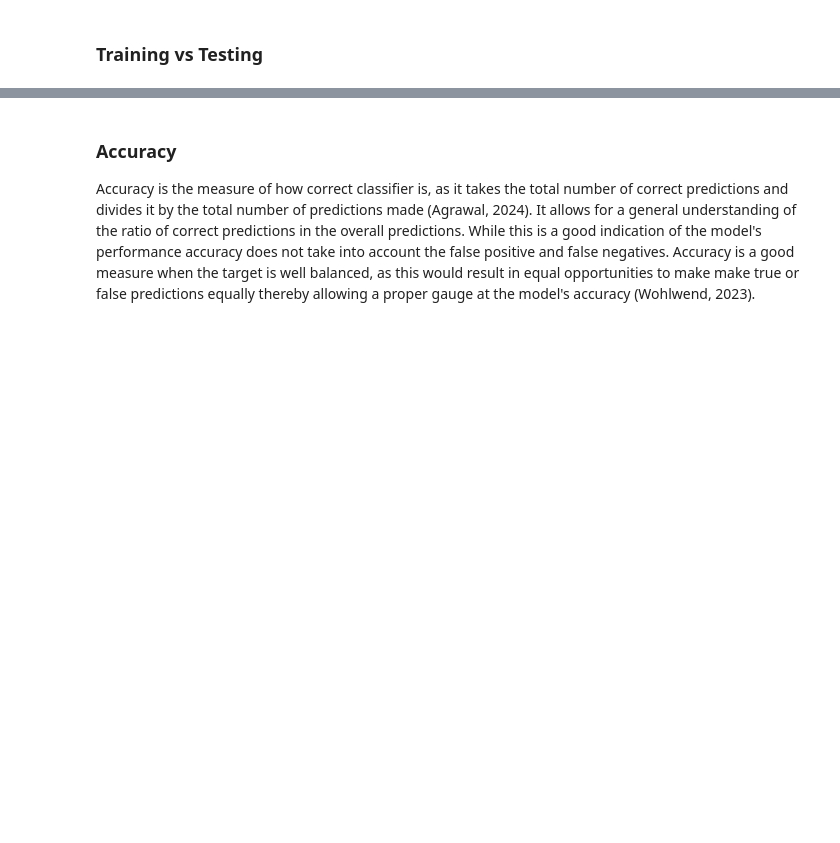
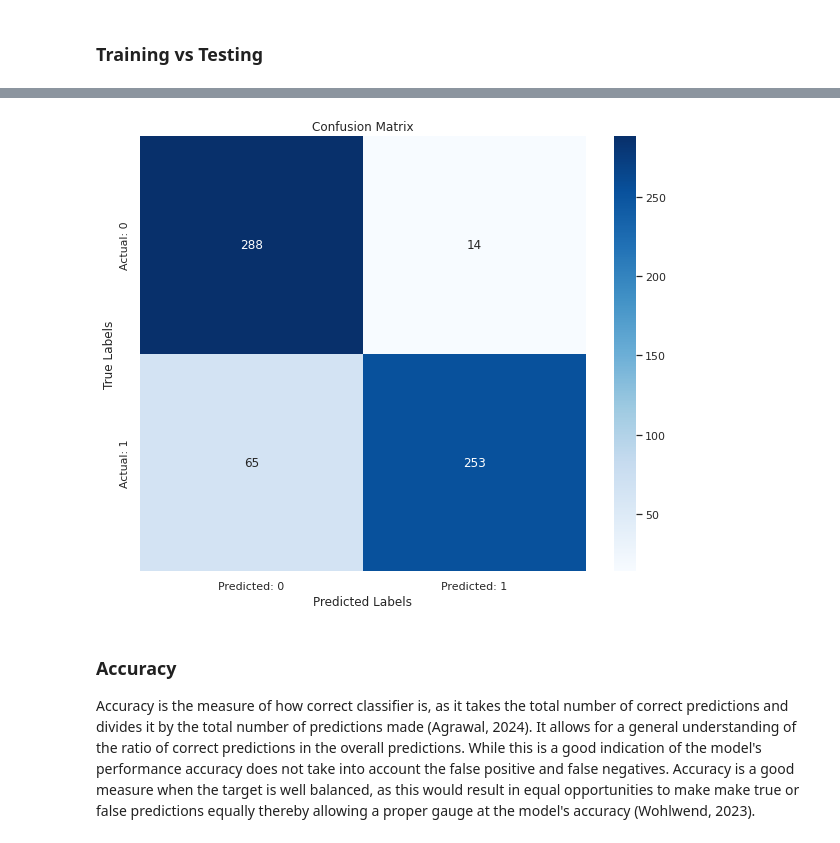
Before and after one commit to HumanClone/Image-Classifier---Glasses, a Jupyter notebook: Image-Classification.ipynb, the cells around one changed output, grey strips where cells are left out. Saved outputs shown, nothing was run; the diff lists cells and outputs as text; code cells hidden in the pictures; blank space fills up the shorter version.

```diff
--- a/Image-Classification.ipynb
+++ b/Image-Classification.ipynb
@@ -498,4 +455,6 @@ array([1, 1, 0, 0, 0, 0, 1, 0, 0, 0, 0, 1, 1, 1, 0, 1, 1, 0, 1, 1, 1, 0,
 # %%
 scores=CNN.evaluate(validation_dataset,return_dict=True)
+f1_score = 2 * (scores['precision'] * scores['recall']) / (scores['precision'] + scores['recall'])
+scores['f1']=f1_score
 print(scores)
 # %% [output]
@@ -583,3 +497,15 @@ cm.plot()
+# %%
+conf_matrix = np.array([[int(scores['tn']),int(scores['fp']) ], [int(scores['fn']), int(scores['tp'])]])
+
+# Plot the confusion matrix using Seaborn
+plt.figure(figsize=(10, 8))
+sns.heatmap(conf_matrix, annot=True, fmt="d", cmap="Blues", xticklabels=["Predicted: 0", "Predicted: 1"], yticklabels=["Actual: 0", "Actual: 1"])
+plt.title('Confusion Matrix')
+plt.xlabel('Predicted Labels')
+plt.ylabel('True Labels')
+plt.show()
+# %% [output]
+[figure, added]
 # %% [markdown]
 ### Accuracy
 Accuracy is the measure of how correct classifier is, as it takes the total number of correct predictions and divides it by the total number of predictions made (Agrawal, 2024). It allows for a general understanding of the ratio of correct predictions in the overall predictions. While this is a good indication of the model's performance accuracy does not take into account the false positive and false negatives. Accuracy is a good measure when the target is well balanced, as this would result in equal opportunities to make make true or false predictions equally thereby allowing a proper gauge at the model's accuracy (Wohlwend, 2023).
```
Also changed, not shown: parts of 44 cells of this notebook.
